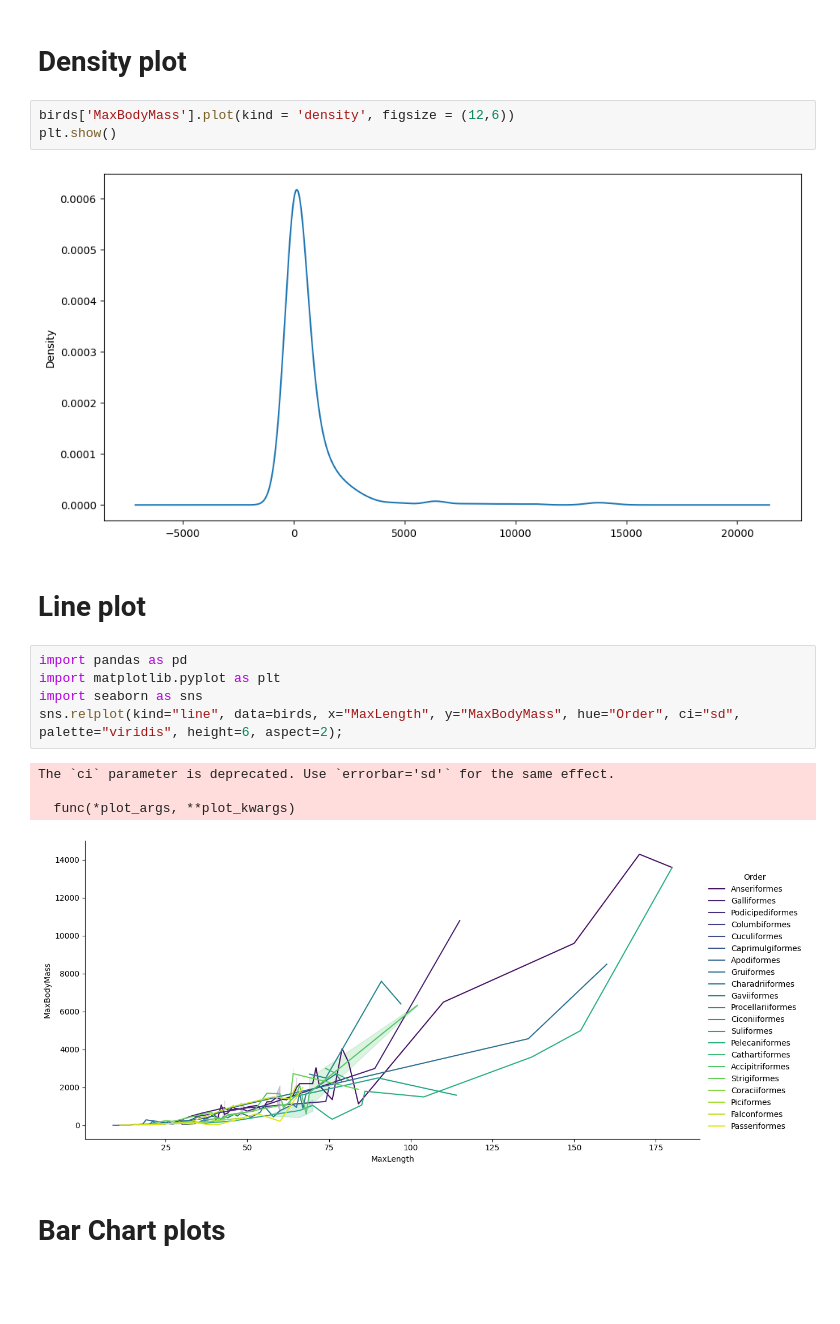
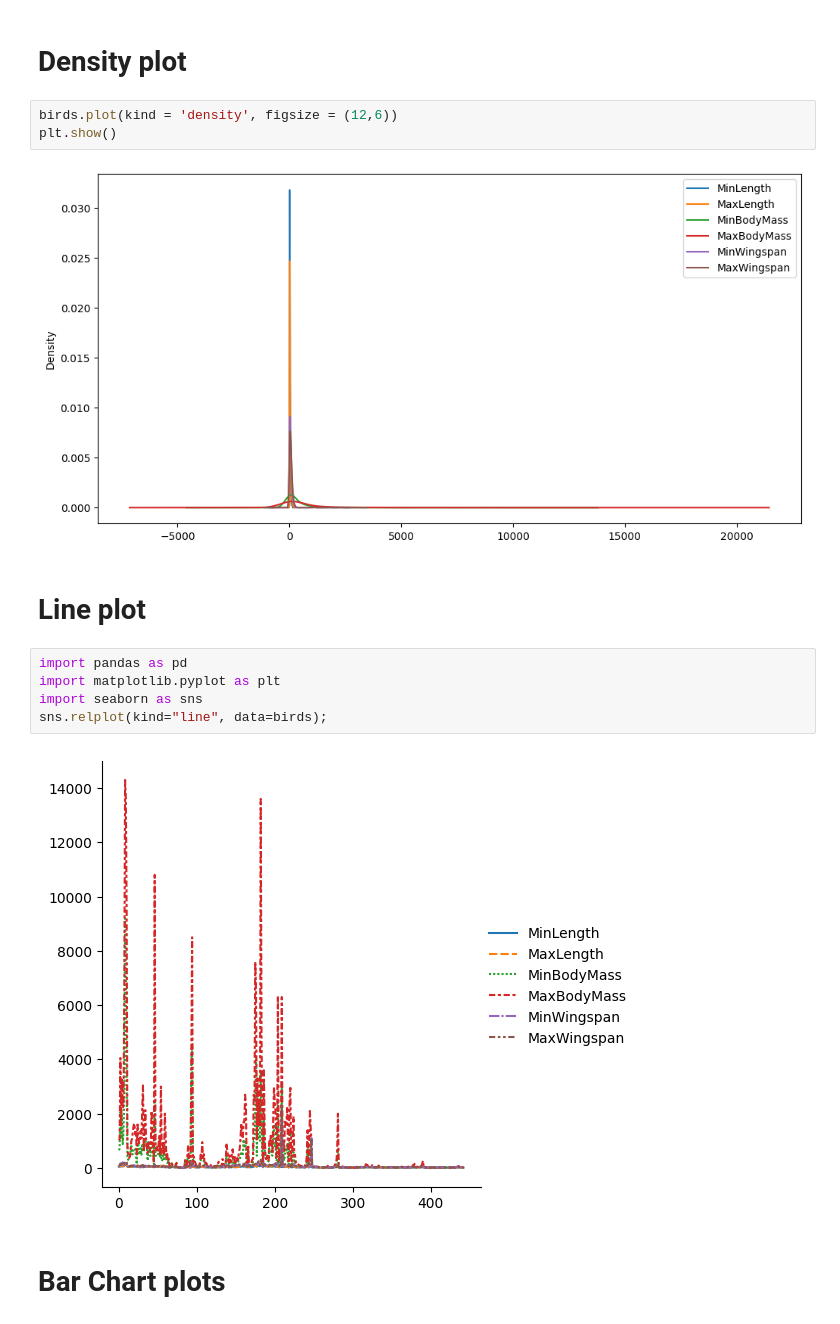
Before and after one commit to MDZuhudu/Data-Science-Assignment, a Jupyter notebook: Data_Visualization.ipynb, the cells around one changed output. Cells and saved outputs as stored; diff of their text form; blank space fills up the shorter version.

Commit message:
Data Preparation and Visualization

```diff
--- a/Data_Visualization.ipynb
+++ b/Data_Visualization.ipynb
@@ -32,22 +32,19 @@ plt.show()
 # %% [markdown]
 # Density plot
 # %%
-birds['MaxBodyMass'].plot(kind = 'density', figsize = (12,6))
+birds.plot(kind = 'density', figsize = (12,6))
 plt.show()
 # %% [output]
-[figure, old version]
+[figure, new version]
 # %% [markdown]
 # Line plot
 # %%
 import pandas as pd
 import matplotlib.pyplot as plt
 import seaborn as sns
-sns.relplot(kind="line", data=birds, x="MaxLength", y="MaxBodyMass", hue="Order", ci="sd", palette="viridis", height=6, aspect=2);
+sns.relplot(kind="line", data=birds);
 # %% [output]
-The `ci` parameter is deprecated. Use `errorbar='sd'` for the same effect.
-
-  func(*plot_args, **plot_kwargs)
-[figure, old version]
+[figure, new version]
 # %% [markdown]
 # Bar Chart plots
 # %%
```
Also changed, not shown: parts of 2 cells of this notebook.
